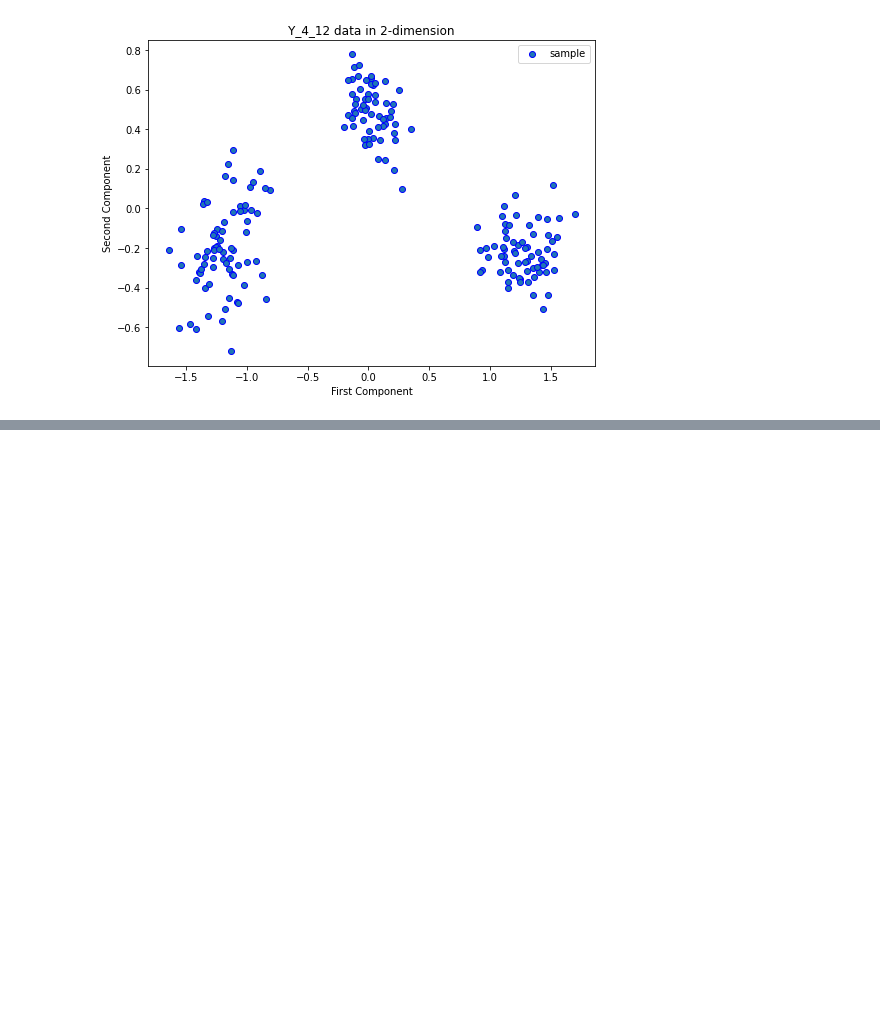
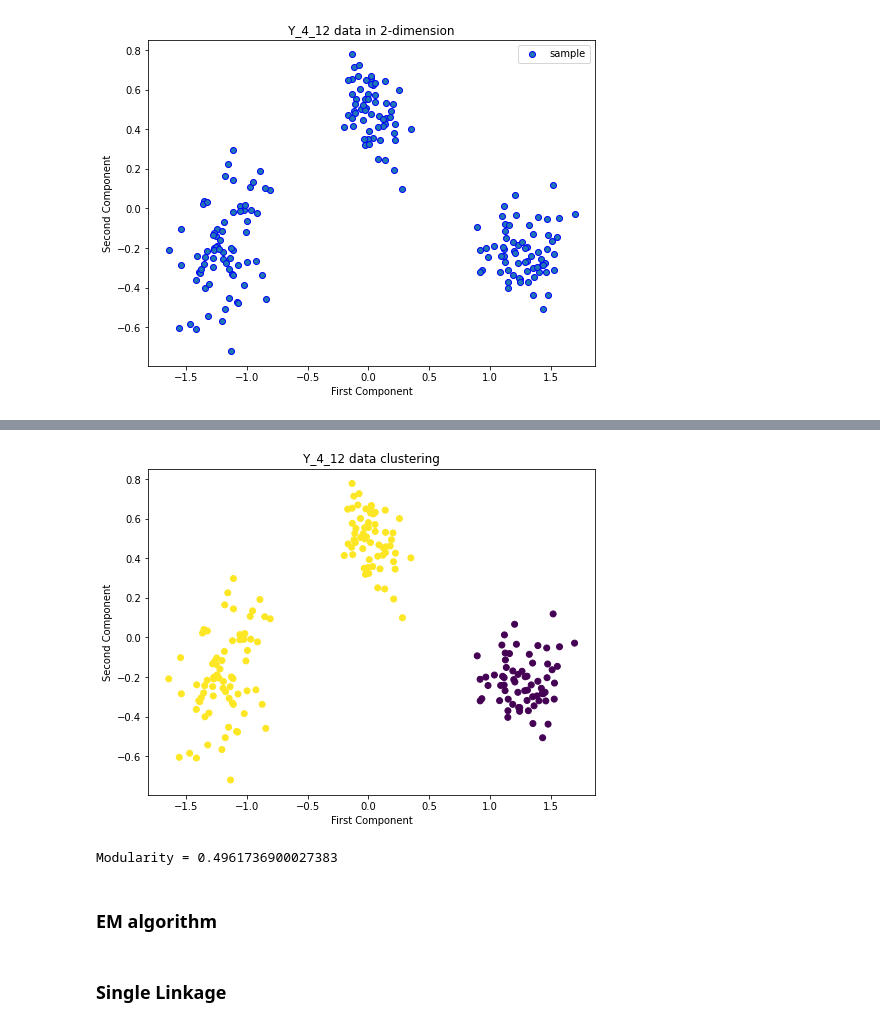
Before and after one commit to HSEDataAnalysis/LAB3, a Jupyter notebook: main.ipynb, the cells around one changed output, grey strips where cells are left out. Drawn from its saved outputs; the diff is of its cells as text; code cells hidden in the pictures; blank space fills up the shorter version.

```diff
--- a/main.ipynb
+++ b/main.ipynb
@@ -143,0 +269,18 @@ plt.show()
+# %%
+k_means_clusters_y = KMeans(n_clusters=2).fit_predict(df_y)
+plt.figure(figsize=(8, 6))
+plt.scatter(res_pca_y[:, 0], res_pca_y[:, 1], c=k_means_clusters_y)
+plt.title("Y_4_12 data clustering")
+plt.ylabel('Second Component')
+plt.xlabel('First Component')
+plt.show()
+# %% [output]
+[figure, added]
+# %%
+print('Modularity =', compute_modularity(G_y, k_means_clusters_y))
+# %% [output]
+Modularity = 0.4961736900027383
+# %% [markdown]
+### EM algorithm
+# %% [markdown]
+### Single Linkage
```
Also changed, not shown: parts of 49 cells of this notebook.
